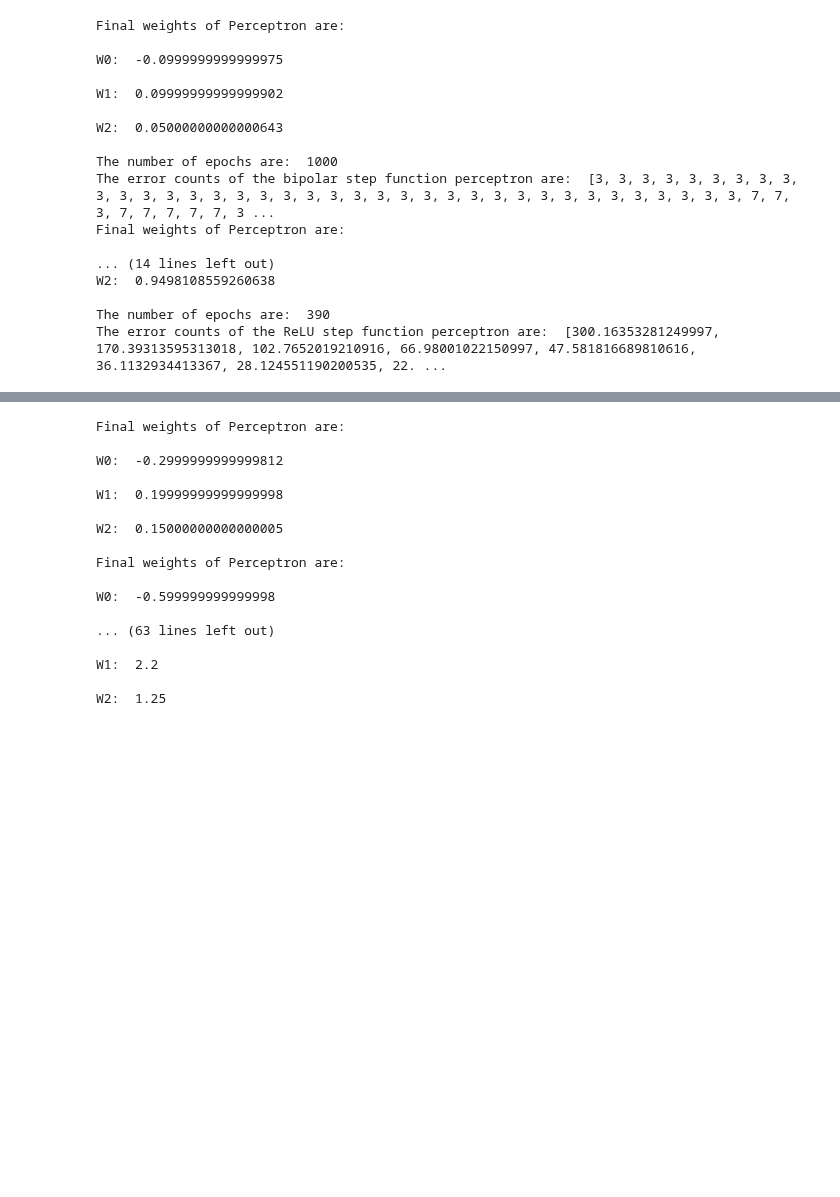
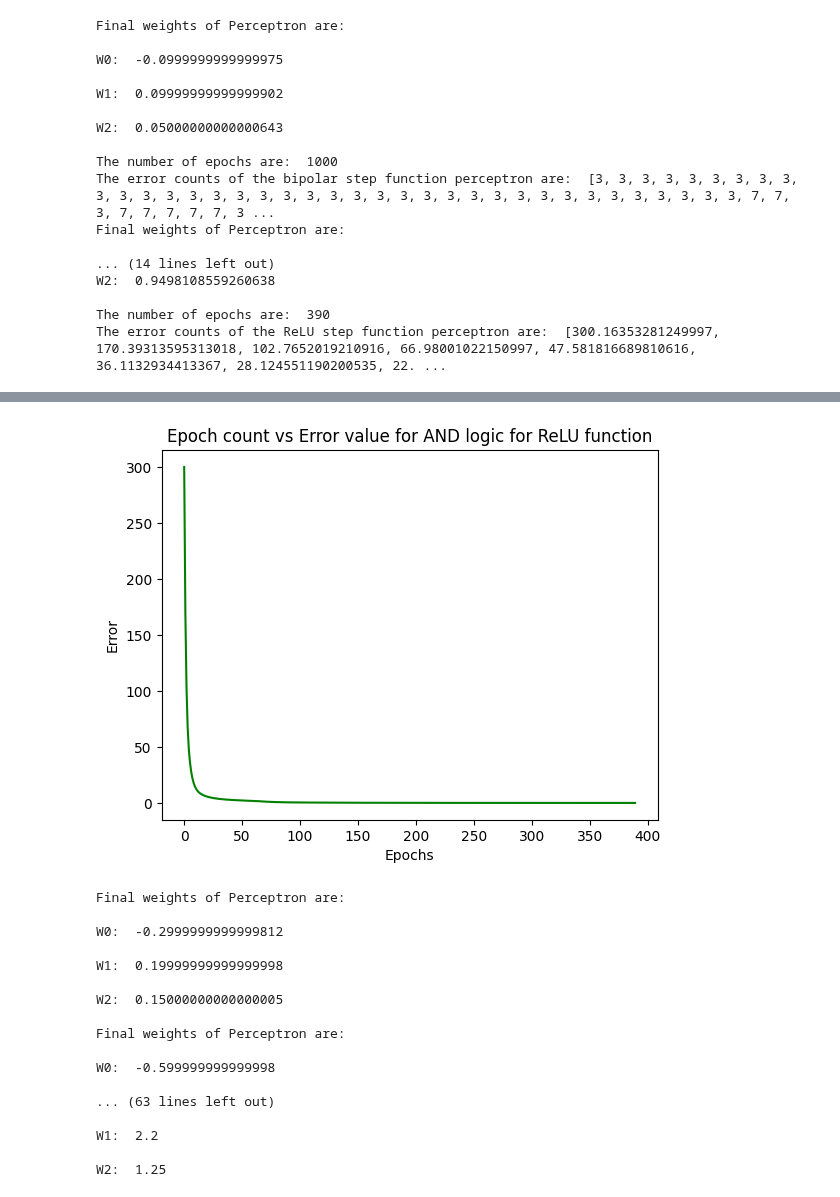
Before and after one commit to Kartik-3-programmer/Machine-Learning, a Jupyter notebook: ML_Lab_05_Codes.ipynb, the cells around one changed output, grey strips where cells are left out. Drawn from its saved outputs; the diff is of its cells as text; code cells hidden in the pictures; blank space fills up the shorter version.

```diff
--- a/ML_Lab_05_Codes.ipynb
+++ b/ML_Lab_05_Codes.ipynb
@@ -172,3 +190,12 @@ The error counts of the ReLU step function perceptron are:  [300.16353281249997,
+# %%
+# Plotting the error values vs Epoch values graph for ReLU function
+plt.plot(range(epochs_count_relu), error_count_relu, color='green')
+plt.xlabel('Epochs')
+plt.ylabel('Error')
+plt.title('Epoch count vs Error value for AND logic for ReLU function')
+plt.show()
+# %% [output]
+[figure, added]
 # %%
 # Question A3:
 # With changing learning rates and apply step activation function perceptron
```
Also changed, not shown: parts of 2 cells of this notebook.
